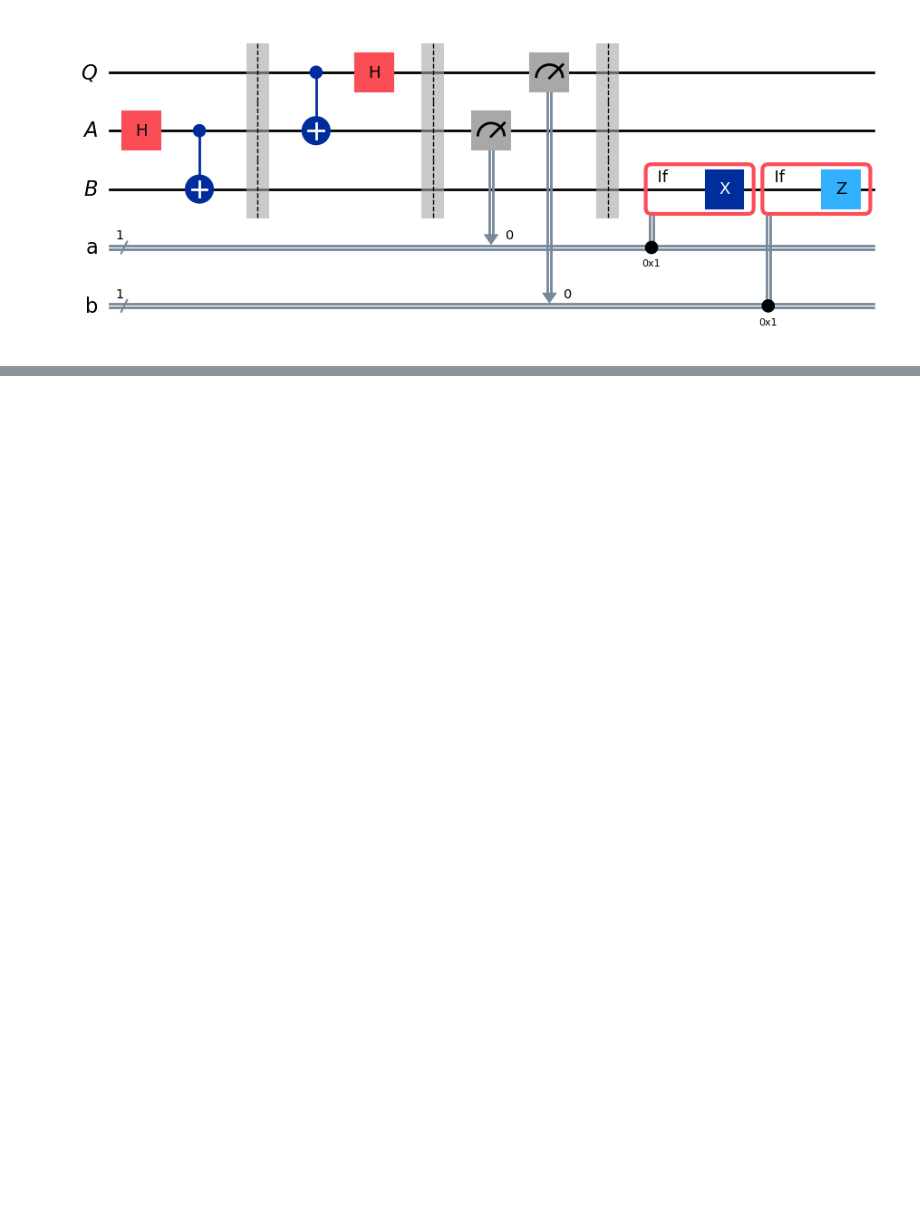
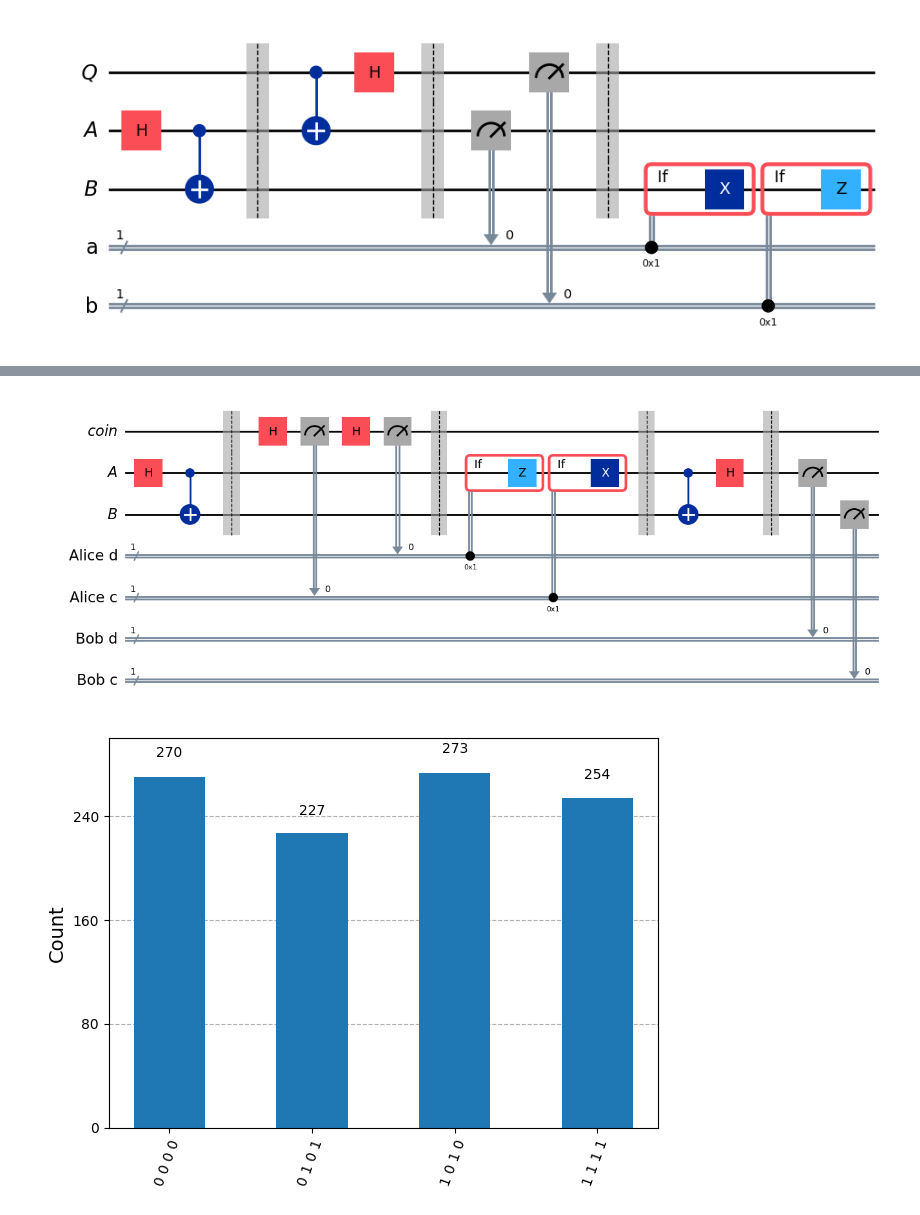
Before and after one commit to Seolwon64/QUANTUM_LABORATORY, a Jupyter notebook: IBM_QISKIT_LESSONS/IBM_QISKIT_LESSON_3.ipynb, the cells around one changed output, grey strips where cells are left out. Cells and saved outputs as stored; diff of their text form; code cells hidden in the pictures; blank space fills up the shorter version.

```diff
--- a/IBM_QISKIT_LESSONS/IBM_QISKIT_LESSON_3.ipynb
+++ b/IBM_QISKIT_LESSONS/IBM_QISKIT_LESSON_3.ipynb
@@ -91,0 +129,50 @@ $$
+# %%
+rbg = QuantumRegister(1, "coin")
+ebit0 = QuantumRegister(1, "A")
+ebit1 = QuantumRegister(1, "B")
+
+Alice_c = ClassicalRegister(1, "Alice c")
+Alice_d = ClassicalRegister(1, "Alice d")
+
+test = QuantumCircuit(rbg, ebit0, ebit1, Alice_d, Alice_c)
+
+# Initialize the ebit
+test.h(ebit0)
+test.cx(ebit0, ebit1) #CNOT gate / control = ebit0, target = ebit1
+test.barrier()
+
+# Use the 'coin' qubit twice to generate Alice's bits c and d.
+test.h(rbg)
+test.measure(rbg, Alice_c)
+test.h(rbg)
+test.measure(rbg, Alice_d)
+test.barrier()
+
+# Now the protocol runs, starting with Alice's actions, which depend
+# on her bits.
+with test.if_test((Alice_d, 1), label="Z"): # Check if Alice's d measurement result is 1 → apply Z gate
+    test.z(ebit0)
+with test.if_test((Alice_c, 1), label="X"): # Check if Alice's c measurement result is 1 → apply X gate
+    test.x(ebit0)
+test.barrier()
+
+# Bob's actions
+test.cx(ebit0, ebit1) #Decodding
+test.h(ebit0)
+test.barrier()
+
+Bob_c = ClassicalRegister(1, "Bob c") #classical register for Bob's measurement result
+Bob_d = ClassicalRegister(1, "Bob d")
+test.add_register(Bob_d)
+test.add_register(Bob_c)
+test.measure(ebit0, Bob_d)
+test.measure(ebit1, Bob_c)
+
+display(test.draw(output="mpl"))
+
+result = AerSimulator().run(test).result()
+statistics = result.get_counts()
+display(plot_histogram(statistics))
+# %% [output]
+[figure, added]
+[figure, added]
```
Also changed, not shown: parts of 2 cells of this notebook.
